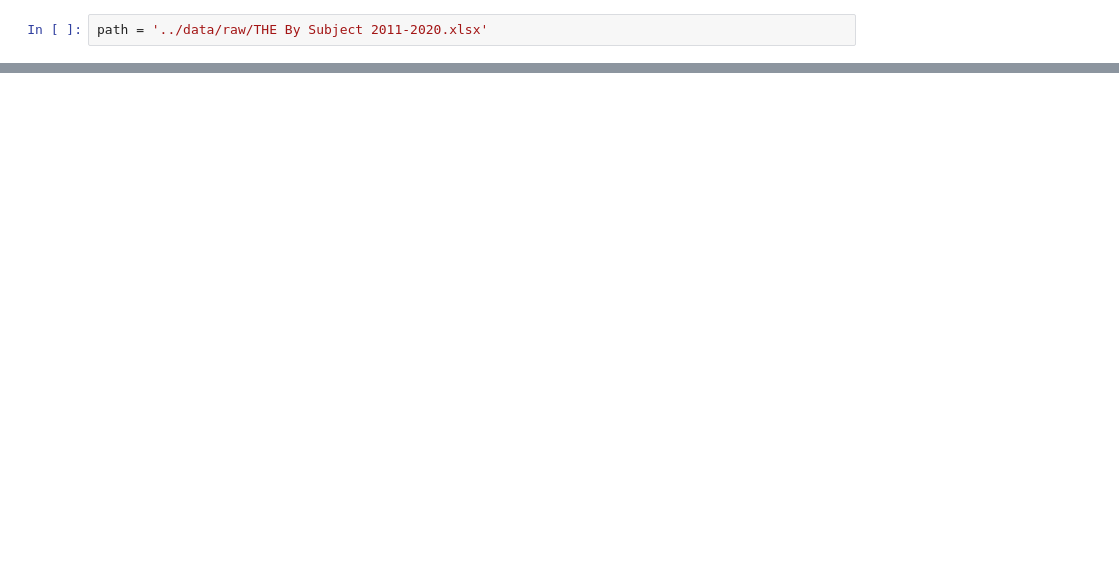
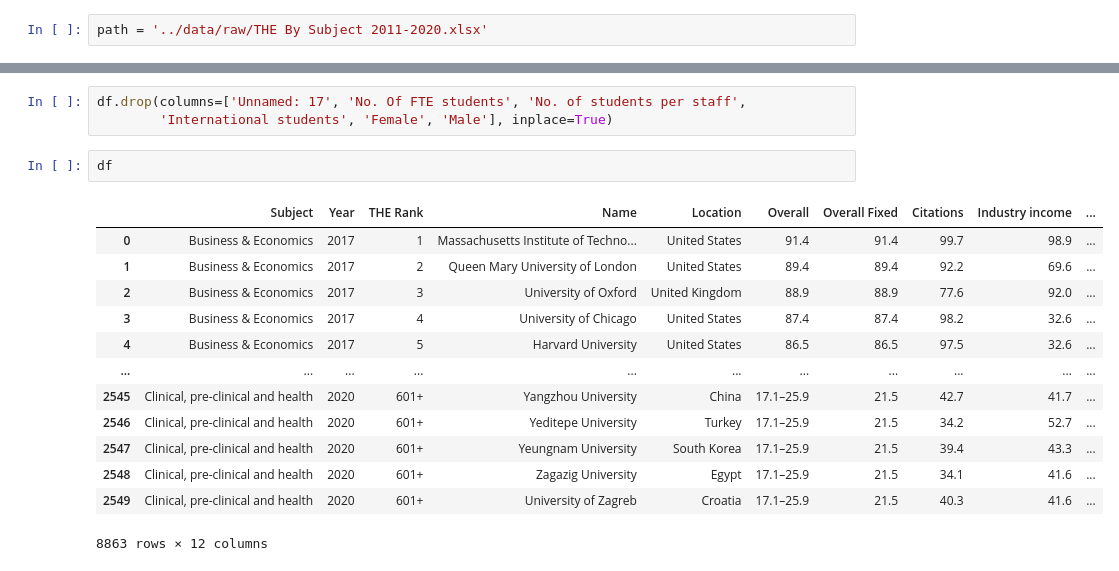
Before and after one commit to julio-romero/qs_rankings, a Jupyter notebook: notebooks/04-analisis_the_subjects.ipynb, the cells around one changed output, grey strips where cells are left out. Drawn from its saved outputs; the diff is of its cells as text; blank space fills up the shorter version.

```diff
--- a/notebooks/04-analisis_the_subjects.ipynb
+++ b/notebooks/04-analisis_the_subjects.ipynb
@@ -8,0 +37,19 @@ path = '../data/raw/THE By Subject 2011-2020.xlsx'
+# %%
+df.drop(columns=['Unnamed: 17', 'No. Of FTE students', 'No. of students per staff',
+        'International students', 'Female', 'Male'], inplace=True)
+# %%
+df
+# %% [output]
+|  | Subject | Year | THE Rank | Name | Location | Overall | Overall Fixed | Citations | Industry income | ... |
+| 0 | Business & Economics | 2017 | 1 | Massachusetts Institute of Techno... | United States | 91.4 | 91.4 | 99.7 | 98.9 | ... |
+| 1 | Business & Economics | 2017 | 2 | Queen Mary University of London | United States | 89.4 | 89.4 | 92.2 | 69.6 | ... |
+| 2 | Business & Economics | 2017 | 3 | University of Oxford | United Kingdom | 88.9 | 88.9 | 77.6 | 92.0 | ... |
+| 3 | Business & Economics | 2017 | 4 | University of Chicago | United States | 87.4 | 87.4 | 98.2 | 32.6 | ... |
+| 4 | Business & Economics | 2017 | 5 | Harvard University | United States | 86.5 | 86.5 | 97.5 | 32.6 | ... |
+| ... | ... | ... | ... | ... | ... | ... | ... | ... | ... | ... |
+| 2545 | Clinical, pre-clinical and health | 2020 | 601+ | Yangzhou University | China | 17.1–25.9 | 21.5 | 42.7 | 41.7 | ... |
+| 2546 | Clinical, pre-clinical and health | 2020 | 601+ | Yeditepe University | Turkey | 17.1–25.9 | 21.5 | 34.2 | 52.7 | ... |
+| 2547 | Clinical, pre-clinical and health | 2020 | 601+ | Yeungnam University | South Korea | 17.1–25.9 | 21.5 | 39.4 | 43.3 | ... |
+| 2548 | Clinical, pre-clinical and health | 2020 | 601+ | Zagazig University | Egypt | 17.1–25.9 | 21.5 | 34.1 | 41.6 | ... |
+| 2549 | Clinical, pre-clinical and health | 2020 | 601+ | University of Zagreb | Croatia | 17.1–25.9 | 21.5 | 40.3 | 41.6 | ... |
+8863 rows × 12 columns
```
Also changed, not shown: parts of 25 cells of this notebook, 7 other files.
